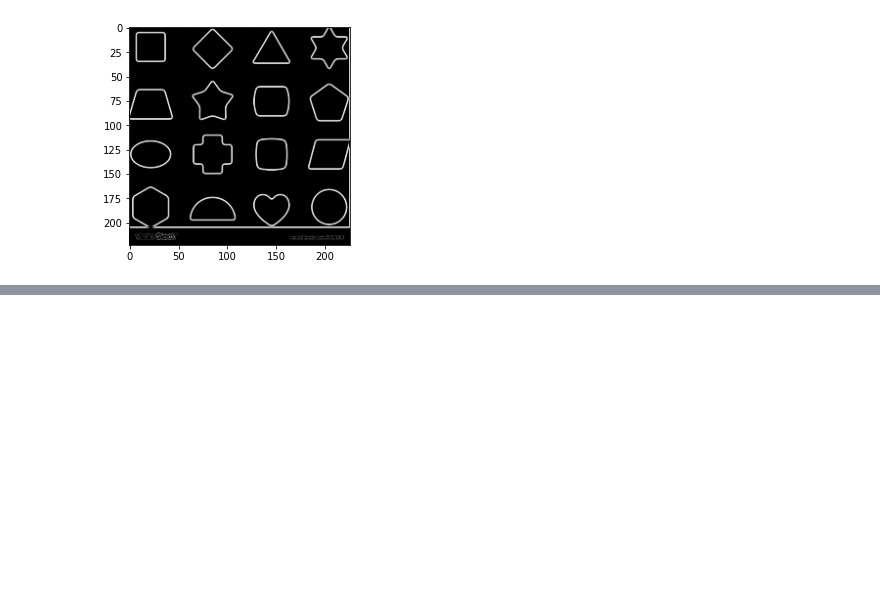
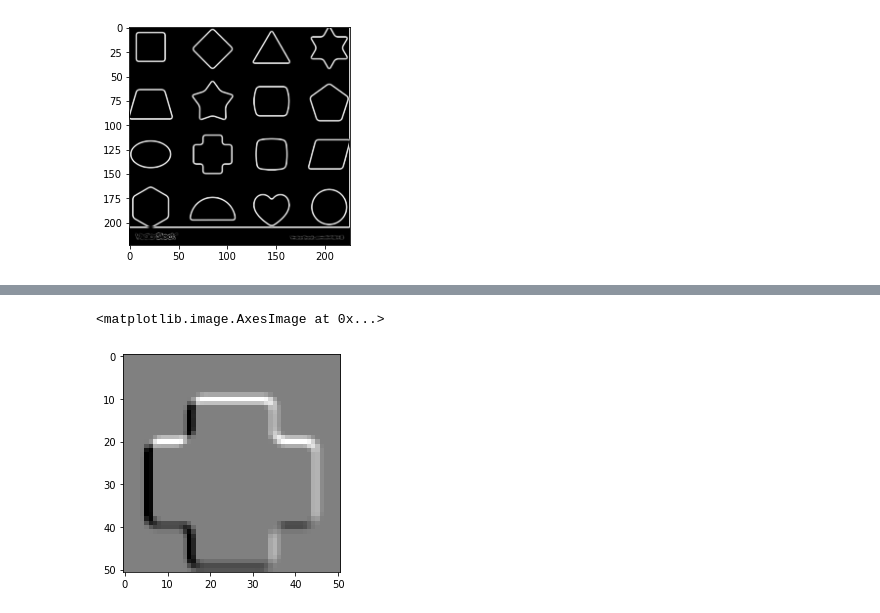
Before and after one commit to Nikj16/Introduction-to-computer-vision, a Jupyter notebook: Notebooks/L5-Edge Detection.ipynb, the cells around one changed output, grey strips where cells are left out. Saved outputs shown, nothing was run; the diff lists cells and outputs as text; code cells hidden in the pictures; blank space fills up the shorter version.

```diff
--- a/Notebooks/2A-L5-Edge Detection.ipynb
+++ b/Notebooks/L5-Edge Detection.ipynb
@@ -60,0 +117,5 @@ full_sobel.max()
+# %%
+plt.imshow(theta[100:151,60:111])
+# %% [output]
+<matplotlib.image.AxesImage at 0x...>
+[figure, added]
```
Also changed, not shown: parts of 29 cells of this notebook, 2 other files.
